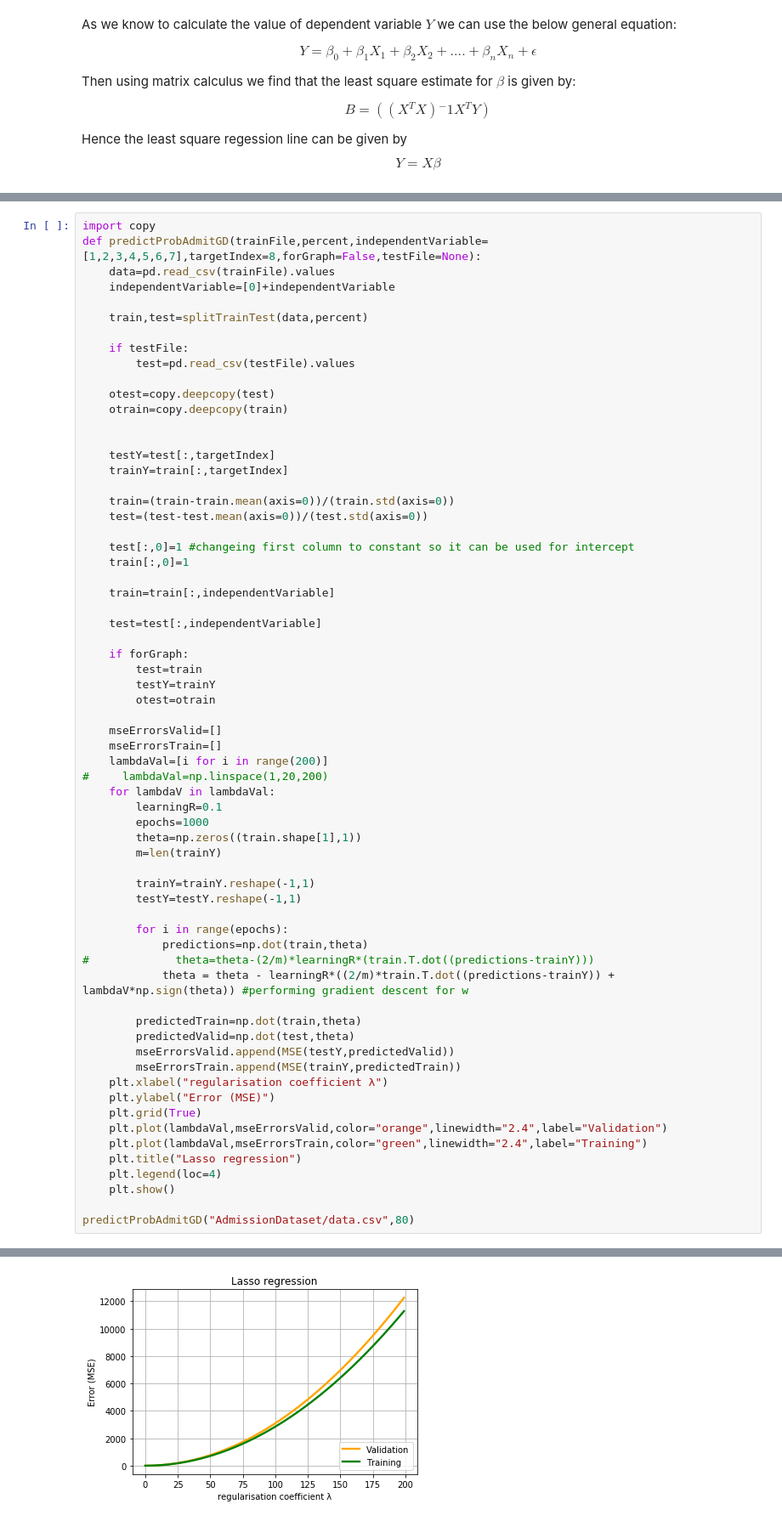
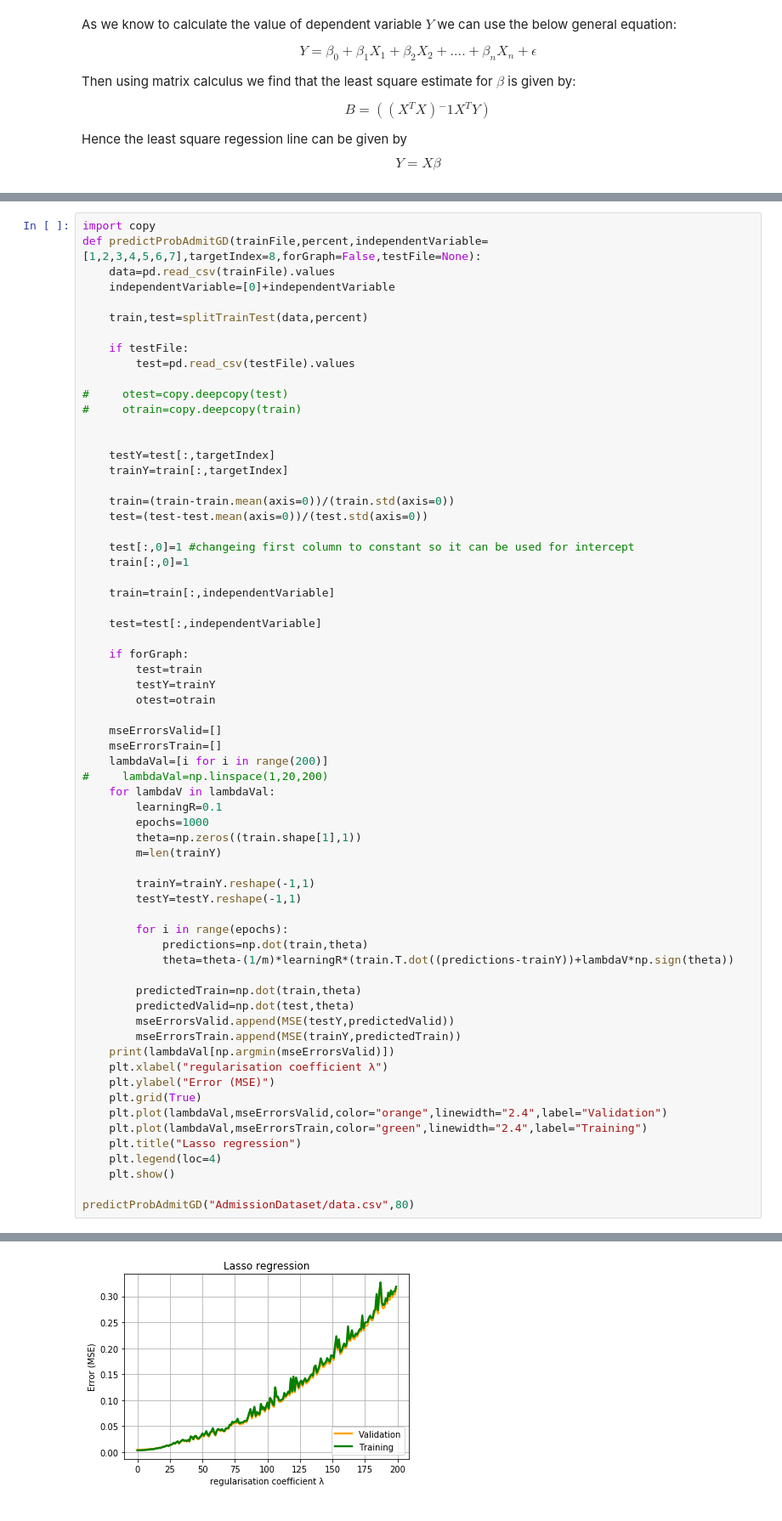
Before and after one commit to anujbansal16/Regularization, a Jupyter notebook: Assignment7.ipynb, the cells around one changed output, grey strips where cells are left out. Shown: that part at 85% size. Saved outputs shown, nothing was run; the diff lists cells and outputs as text.

```diff
--- a/Assignment7.ipynb
+++ b/Assignment7.ipynb
@@ -176,8 +165,8 @@ def predictProbAdmitGD(trainFile,percent,independentVariable=[1,2,3,4,5,6,7],tar
     if testFile:
         test=pd.read_csv(testFile).values
 
-    otest=copy.deepcopy(test)
-    otrain=copy.deepcopy(train)
+#     otest=copy.deepcopy(test)
+#     otrain=copy.deepcopy(train)
 
 
     testY=test[:,targetIndex]
@@ -213,13 +202,13 @@ def predictProbAdmitGD(trainFile,percent,independentVariable=[1,2,3,4,5,6,7],tar
 
         for i in range(epochs):
             predictions=np.dot(train,theta)
-#             theta=theta-(2/m)*learningR*(train.T.dot((predictions-trainY)))
-            theta = theta - learningR*((2/m)*train.T.dot((predictions-trainY)) + lambdaV*np.sign(theta)) #performing gradient descent for w
+            theta=theta-(1/m)*learningR*(train.T.dot((predictions-trainY))+lambdaV*np.sign(theta))
 
         predictedTrain=np.dot(train,theta)
         predictedValid=np.dot(test,theta)
         mseErrorsValid.append(MSE(testY,predictedValid))
         mseErrorsTrain.append(MSE(trainY,predictedTrain))
+    print(lambdaVal[np.argmin(mseErrorsValid)])
     plt.xlabel("regularisation coefficient λ")
     plt.ylabel("Error (MSE)")
     plt.grid(True)
@@ -234 +224 @@ predictProbAdmitGD("AdmissionDataset/data.csv",80)
-[figure, old version]
+[figure, new version]
```
Also changed, not shown: parts of 8 cells of this notebook.
